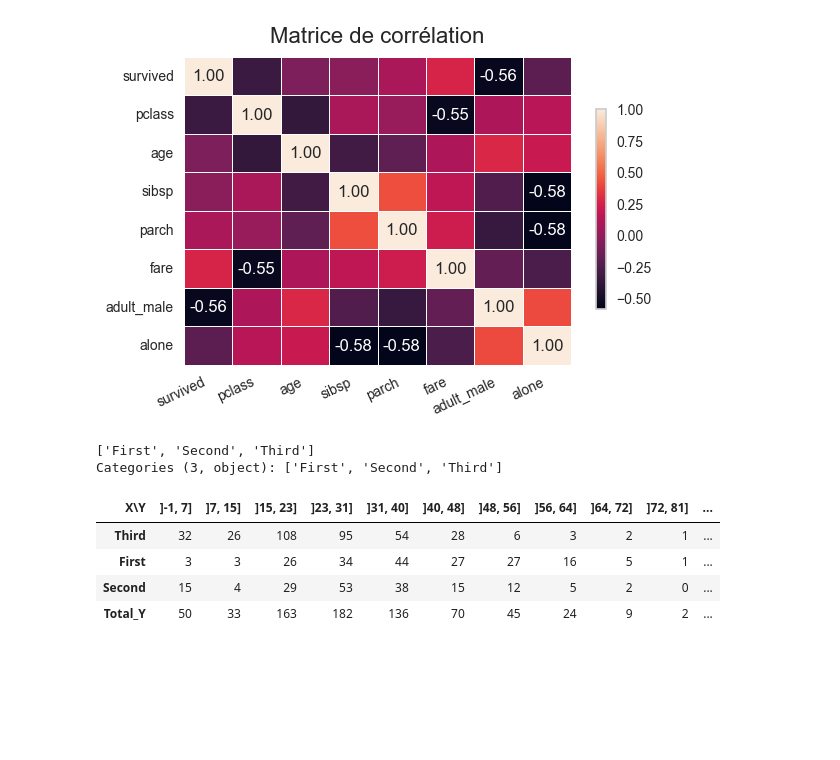
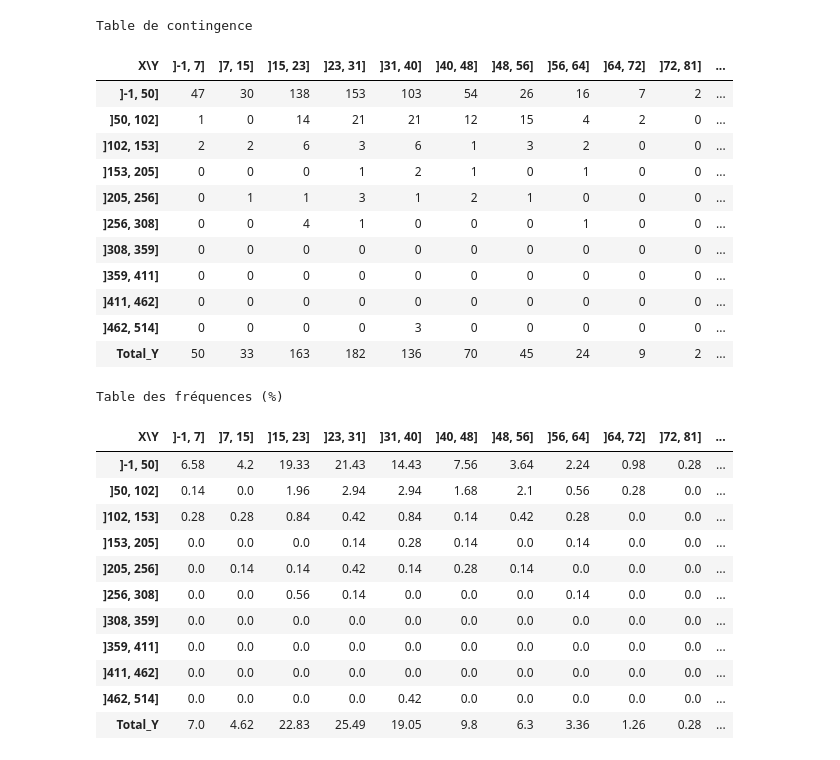
Before and after one commit to Theobernardon/Demo, a Jupyter notebook: Stat_bivar/DEMO.ipynb, the cells around one changed output. Saved outputs shown, nothing was run; the diff lists cells and outputs as text; code cells hidden in the pictures; blank space fills up the shorter version.

```diff
--- a/Stat_bivar/DEMO.ipynb
+++ b/Stat_bivar/DEMO.ipynb
@@ -10,3 +7,8 @@ table = biv.tableau_contingence(df, 'class', 'age')
+# %%
+df = df.loc[:, ['fare', 'age']].dropna() # fare, sex, age, class
+# %%
+# Création d'une instance de stat_univariee
+table = biv.TableauContingence(df, 'fare', 'age')
 # %%
 table
 # %% [output]
@@ -17,18 +26,30 @@ table
 | Total_Y | 50 | 33 | 163 | 182 | 136 | 70 | 45 | 24 | 9 | 2 | ... |
-# %%
-biv.corr_matrix(df)
-# %% [output]
-[figure, removed]
-# %%
-df['class'].unique().sort_values()
-# %% [output]
-['First', 'Second', 'Third']
-Categories (3, object): ['First', 'Second', 'Third']
 # %%
-table
+table.contingence_et_frequences()
 # %% [output]
+Table de contingence
 | X\Y | ]-1, 7] | ]7, 15] | ]15, 23] | ]23, 31] | ]31, 40] | ]40, 48] | ]48, 56] | ]56, 64] | ]64, 72] | ]72, 81] | ... |
-| Third | 32 | 26 | 108 | 95 | 54 | 28 | 6 | 3 | 2 | 1 | ... |
-| First | 3 | 3 | 26 | 34 | 44 | 27 | 27 | 16 | 5 | 1 | ... |
-| Second | 15 | 4 | 29 | 53 | 38 | 15 | 12 | 5 | 2 | 0 | ... |
+| ]-1, 50] | 47 | 30 | 138 | 153 | 103 | 54 | 26 | 16 | 7 | 2 | ... |
+| ]50, 102] | 1 | 0 | 14 | 21 | 21 | 12 | 15 | 4 | 2 | 0 | ... |
+| ]102, 153] | 2 | 2 | 6 | 3 | 6 | 1 | 3 | 2 | 0 | 0 | ... |
+| ]153, 205] | 0 | 0 | 0 | 1 | 2 | 1 | 0 | 1 | 0 | 0 | ... |
+| ]205, 256] | 0 | 1 | 1 | 3 | 1 | 2 | 1 | 0 | 0 | 0 | ... |
+| ]256, 308] | 0 | 0 | 4 | 1 | 0 | 0 | 0 | 1 | 0 | 0 | ... |
+| ]308, 359] | 0 | 0 | 0 | 0 | 0 | 0 | 0 | 0 | 0 | 0 | ... |
+| ]359, 411] | 0 | 0 | 0 | 0 | 0 | 0 | 0 | 0 | 0 | 0 | ... |
+| ]411, 462] | 0 | 0 | 0 | 0 | 0 | 0 | 0 | 0 | 0 | 0 | ... |
+| ]462, 514] | 0 | 0 | 0 | 0 | 3 | 0 | 0 | 0 | 0 | 0 | ... |
 | Total_Y | 50 | 33 | 163 | 182 | 136 | 70 | 45 | 24 | 9 | 2 | ... |
+Table des fréquences (%)
+| X\Y | ]-1, 7] | ]7, 15] | ]15, 23] | ]23, 31] | ]31, 40] | ]40, 48] | ]48, 56] | ]56, 64] | ]64, 72] | ]72, 81] | ... |
+| ]-1, 50] | 6.58 | 4.2 | 19.33 | 21.43 | 14.43 | 7.56 | 3.64 | 2.24 | 0.98 | 0.28 | ... |
+| ]50, 102] | 0.14 | 0.0 | 1.96 | 2.94 | 2.94 | 1.68 | 2.1 | 0.56 | 0.28 | 0.0 | ... |
+| ]102, 153] | 0.28 | 0.28 | 0.84 | 0.42 | 0.84 | 0.14 | 0.42 | 0.28 | 0.0 | 0.0 | ... |
+| ]153, 205] | 0.0 | 0.0 | 0.0 | 0.14 | 0.28 | 0.14 | 0.0 | 0.14 | 0.0 | 0.0 | ... |
+| ]205, 256] | 0.0 | 0.14 | 0.14 | 0.42 | 0.14 | 0.28 | 0.14 | 0.0 | 0.0 | 0.0 | ... |
+| ]256, 308] | 0.0 | 0.0 | 0.56 | 0.14 | 0.0 | 0.0 | 0.0 | 0.14 | 0.0 | 0.0 | ... |
+| ]308, 359] | 0.0 | 0.0 | 0.0 | 0.0 | 0.0 | 0.0 | 0.0 | 0.0 | 0.0 | 0.0 | ... |
+| ]359, 411] | 0.0 | 0.0 | 0.0 | 0.0 | 0.0 | 0.0 | 0.0 | 0.0 | 0.0 | 0.0 | ... |
+| ]411, 462] | 0.0 | 0.0 | 0.0 | 0.0 | 0.0 | 0.0 | 0.0 | 0.0 | 0.0 | 0.0 | ... |
+| ]462, 514] | 0.0 | 0.0 | 0.0 | 0.0 | 0.42 | 0.0 | 0.0 | 0.0 | 0.0 | 0.0 | ... |
+| Total_Y | 7.0 | 4.62 | 22.83 | 25.49 | 19.05 | 9.8 | 6.3 | 3.36 | 1.26 | 0.28 | ... |
```
Also changed, not shown: parts of 11 cells of this notebook, 2 other files.
